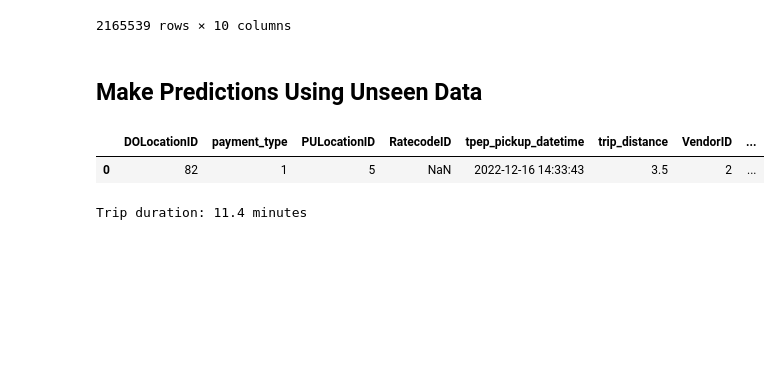
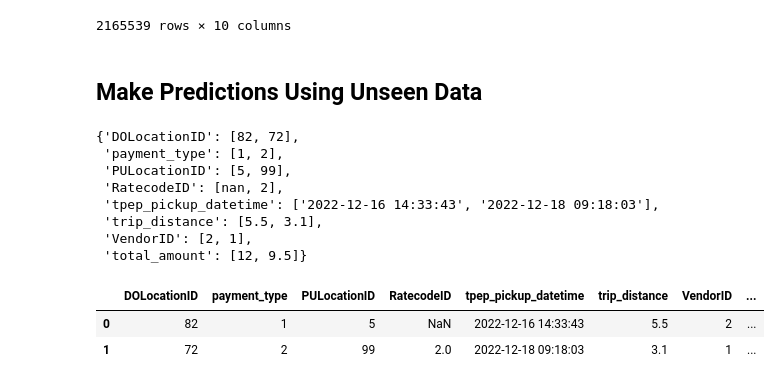
Before and after one commit to chineidu/MLFlow_example, a Jupyter notebook: 003_model_building.ipynb, the cells around one changed output. Saved outputs shown, nothing was run; the diff lists cells and outputs as text; code cells hidden in the pictures; blank space fills up the shorter version.

```diff
--- a/003_model_building.ipynb
+++ b/003_model_building.ipynb
@@ -375,25 +375,45 @@ with open(fp, "wb") as file:
 ## Make Predictions Using Unseen Data
 # %%
 new_data = {
-    "DOLocationID": 82,
-    "payment_type": 1,
-    "PULocationID": 5,
-    "RatecodeID": np.nan,
-    "tpep_pickup_datetime": "2022-12-16 14:33:43",
-    "trip_distance": 3.5,
-    "VendorID": 2,
-    "total_amount": 12,
+    "DOLocationID": [82, 72],
+    "payment_type": [1, 2],
+    "PULocationID": [5, 99],
+    "RatecodeID": [np.nan, 2],
+    "tpep_pickup_datetime": ["2022-12-16 14:33:43", "2022-12-18 09:18:03"],
+    "trip_distance": [5.5, 3.1],
+    "VendorID": [2, 1],
+    "total_amount": [12, 9.5],
 }
 
-df = pd.DataFrame(new_data, index=[0])
-df["tpep_pickup_datetime"] = pd.to_datetime(df["tpep_pickup_datetime"], errors="coerce")
-df
+new_data
 # %% [output]
-|  | DOLocationID | payment_type | PULocationID | RatecodeID | tpep_pickup_datetime | trip_distance | VendorID | ... |
-| 0 | 82 | 1 | 5 | NaN | 2022-12-16 14:33:43 | 3.5 | 2 | ... |
+{'DOLocationID': [82, 72],
+ 'payment_type': [1, 2],
+ 'PULocationID': [5, 99],
+ 'RatecodeID': [nan, 2],
+ 'tpep_pickup_datetime': ['2022-12-16 14:33:43', '2022-12-18 09:18:03'],
+ 'trip_distance': [5.5, 3.1],
+ 'VendorID': [2, 1],
+ 'total_amount': [12, 9.5]}
-# %%
-pred = lr_pipe.predict(df)[0]
-pred = np.exp(pred)
-print(f"Trip duration: {round(pred, 1)} minutes")
-# %% [output]
-Trip duration: 11.4 minutes
+# %%
+def make_predictions(*, data: tp.Dict) -> pd.DataFrame:
+    """This returns the predictions."""
+    if len(data.get("DOLocationID")) == 1:
+        df = pd.DataFrame(new_data, index=[0])
+    else:
+        df = pd.DataFrame(new_data)
+    # Conevrt to datetime
+    df["tpep_pickup_datetime"] = pd.to_datetime(
+        df["tpep_pickup_datetime"], errors="coerce"
+    )
+    # Make predictions
+    pred = lr_pipe.predict(df)
+    pred = list(np.exp(pred))  # Convert from log to minutes
+    df["trip_duration_mins"] = [round(x) for x in pred]
+    return df
+# %%
+(make_predictions(data=new_data))
+# %% [output]
+|  | DOLocationID | payment_type | PULocationID | RatecodeID | tpep_pickup_datetime | trip_distance | VendorID | ... |
+| 0 | 82 | 1 | 5 | NaN | 2022-12-16 14:33:43 | 5.5 | 2 | ... |
+| 1 | 72 | 2 | 99 | 2.0 | 2022-12-18 09:18:03 | 3.1 | 1 | ... |
```
Also changed, not shown: parts of 1 cell of this notebook.
